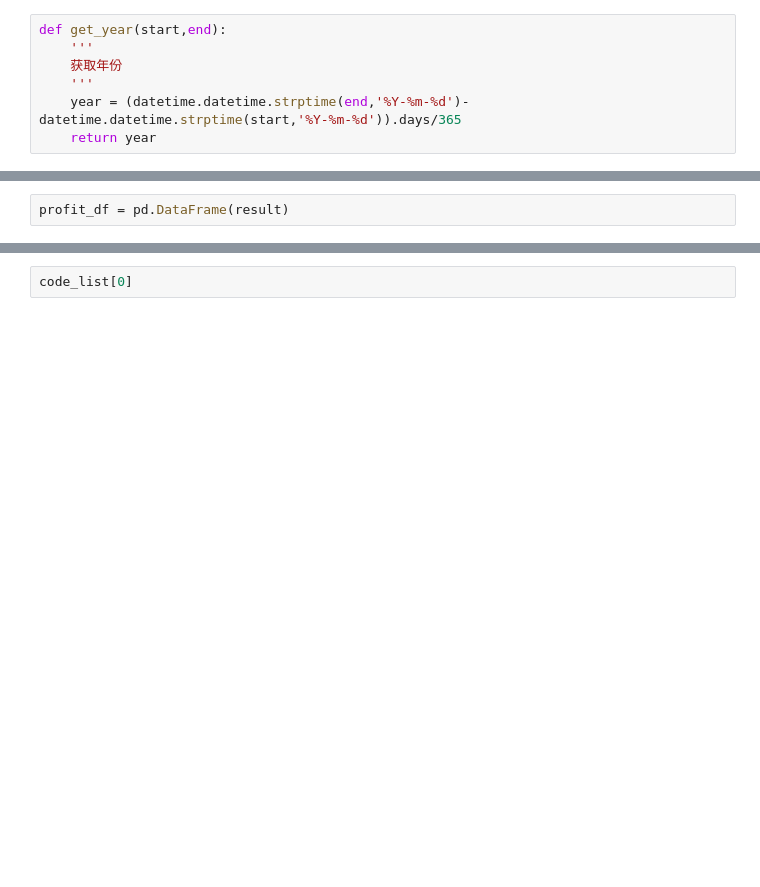
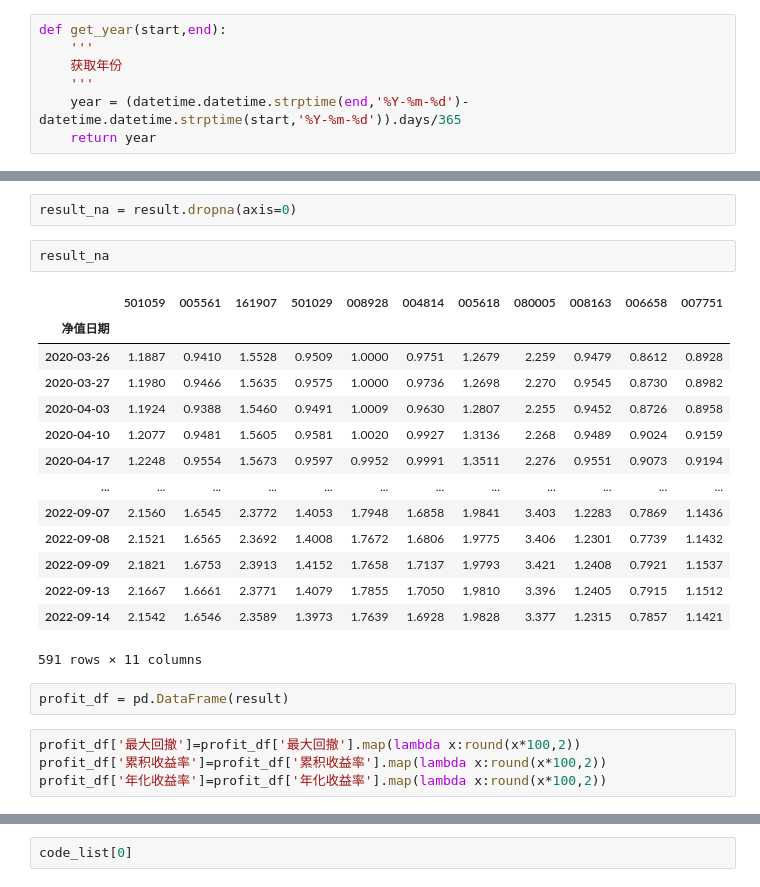
Before and after one commit to Rockyzsu/stock, a Jupyter notebook: fund/qdii_fund_analysis_5fund.ipynb, the cells around one changed output, grey strips where cells are left out. Drawn from its saved outputs; the diff is of its cells as text; blank space fills up the shorter version.

```diff
--- a/fund/qdii_fund_analysis_5fund.ipynb
+++ b/fund/qdii_fund_analysis_5fund.ipynb
@@ -260,3 +359,26 @@ for code in code_list:
+# %%
+result_na = result.dropna(axis=0)
+# %%
+result_na
+# %% [output]
+|  | 501059 | 005561 | 161907 | 501029 | 008928 | 004814 | 005618 | 080005 | 008163 | 006658 | 007751 |
+| 净值日期 |  |  |  |  |  |  |  |  |  |  |  |
+| 2020-03-26 | 1.1887 | 0.9410 | 1.5528 | 0.9509 | 1.0000 | 0.9751 | 1.2679 | 2.259 | 0.9479 | 0.8612 | 0.8928 |
+| 2020-03-27 | 1.1980 | 0.9466 | 1.5635 | 0.9575 | 1.0000 | 0.9736 | 1.2698 | 2.270 | 0.9545 | 0.8730 | 0.8982 |
+| 2020-04-03 | 1.1924 | 0.9388 | 1.5460 | 0.9491 | 1.0009 | 0.9630 | 1.2807 | 2.255 | 0.9452 | 0.8726 | 0.8958 |
+| 2020-04-10 | 1.2077 | 0.9481 | 1.5605 | 0.9581 | 1.0020 | 0.9927 | 1.3136 | 2.268 | 0.9489 | 0.9024 | 0.9159 |
+| 2020-04-17 | 1.2248 | 0.9554 | 1.5673 | 0.9597 | 0.9952 | 0.9991 | 1.3511 | 2.276 | 0.9551 | 0.9073 | 0.9194 |
+| ... | ... | ... | ... | ... | ... | ... | ... | ... | ... | ... | ... |
+| 2022-09-07 | 2.1560 | 1.6545 | 2.3772 | 1.4053 | 1.7948 | 1.6858 | 1.9841 | 3.403 | 1.2283 | 0.7869 | 1.1436 |
+| 2022-09-08 | 2.1521 | 1.6565 | 2.3692 | 1.4008 | 1.7672 | 1.6806 | 1.9775 | 3.406 | 1.2301 | 0.7739 | 1.1432 |
+| 2022-09-09 | 2.1821 | 1.6753 | 2.3913 | 1.4152 | 1.7658 | 1.7137 | 1.9793 | 3.421 | 1.2408 | 0.7921 | 1.1537 |
+| 2022-09-13 | 2.1667 | 1.6661 | 2.3771 | 1.4079 | 1.7855 | 1.7050 | 1.9810 | 3.396 | 1.2405 | 0.7915 | 1.1512 |
+| 2022-09-14 | 2.1542 | 1.6546 | 2.3589 | 1.3973 | 1.7639 | 1.6928 | 1.9828 | 3.377 | 1.2315 | 0.7857 | 1.1421 |
+591 rows × 11 columns
 # %%
 profit_df = pd.DataFrame(result)
+# %%
+profit_df['最大回撤']=profit_df['最大回撤'].map(lambda x:round(x*100,2))
+profit_df['累积收益率']=profit_df['累积收益率'].map(lambda x:round(x*100,2))
+profit_df['年化收益率']=profit_df['年化收益率'].map(lambda x:round(x*100,2))
 # %%
```
Also changed, not shown: parts of 76 cells of this notebook, 1 other file.
